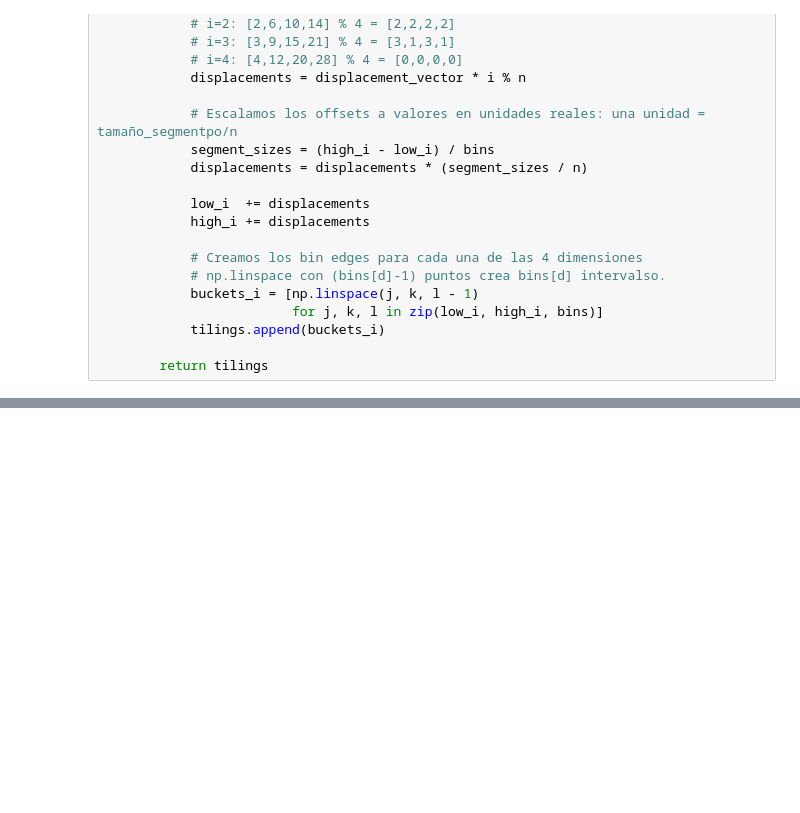
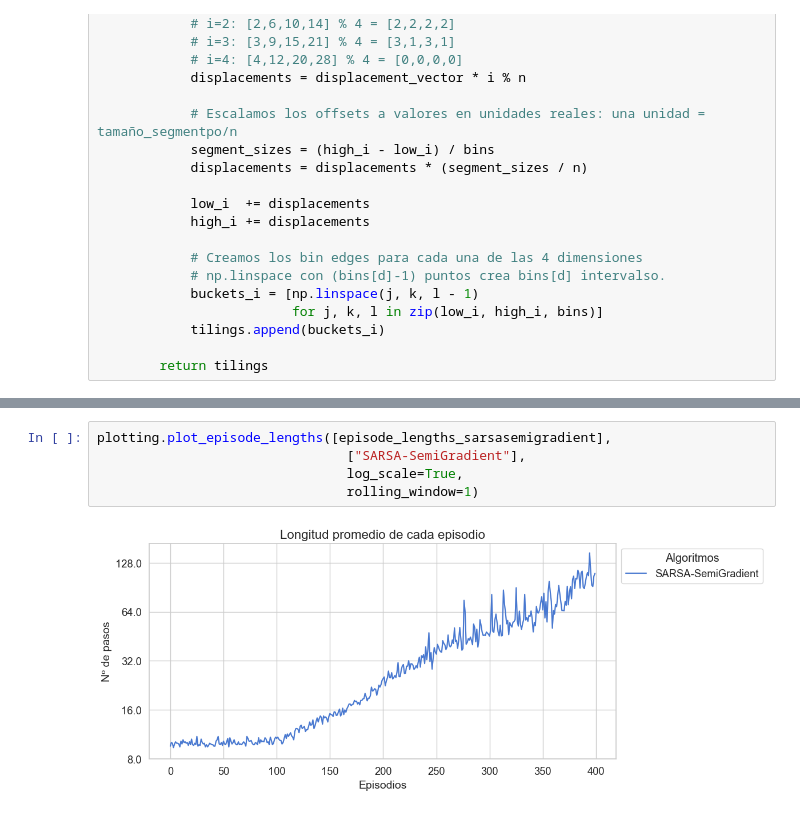
Before and after one commit to mlucasumu/EML_RL_LucasOrtiz, a Jupyter notebook: entornos_complejos/metodos_aproximados.ipynb, the cells around one changed output, grey strips where cells are left out. Drawn from its saved outputs; the diff is of its cells as text; blank space fills up the shorter version.

```diff
--- a/entornos_complejos/metodos_aproximados.ipynb
+++ b/entornos_complejos/metodos_aproximados.ipynb
@@ -190,0 +310,7 @@ Observación del TileCoded (4 tilings x 4 dims):
+# %%
+plotting.plot_episode_lengths([episode_lengths_sarsasemigradient],
+                                ["SARSA-SemiGradient"],
+                                log_scale=True,
+                                rolling_window=1)
+# %% [output]
+[figure, added]
```
Also changed, not shown: parts of 18 cells of this notebook, 5 other files.
